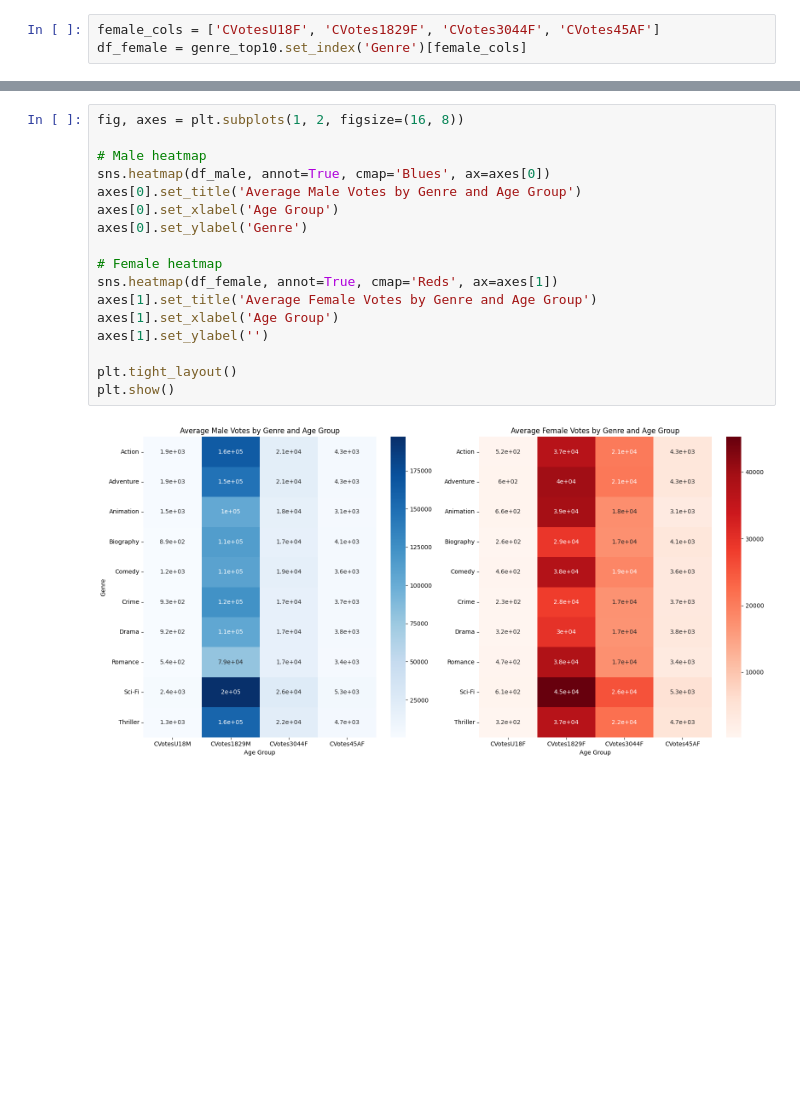
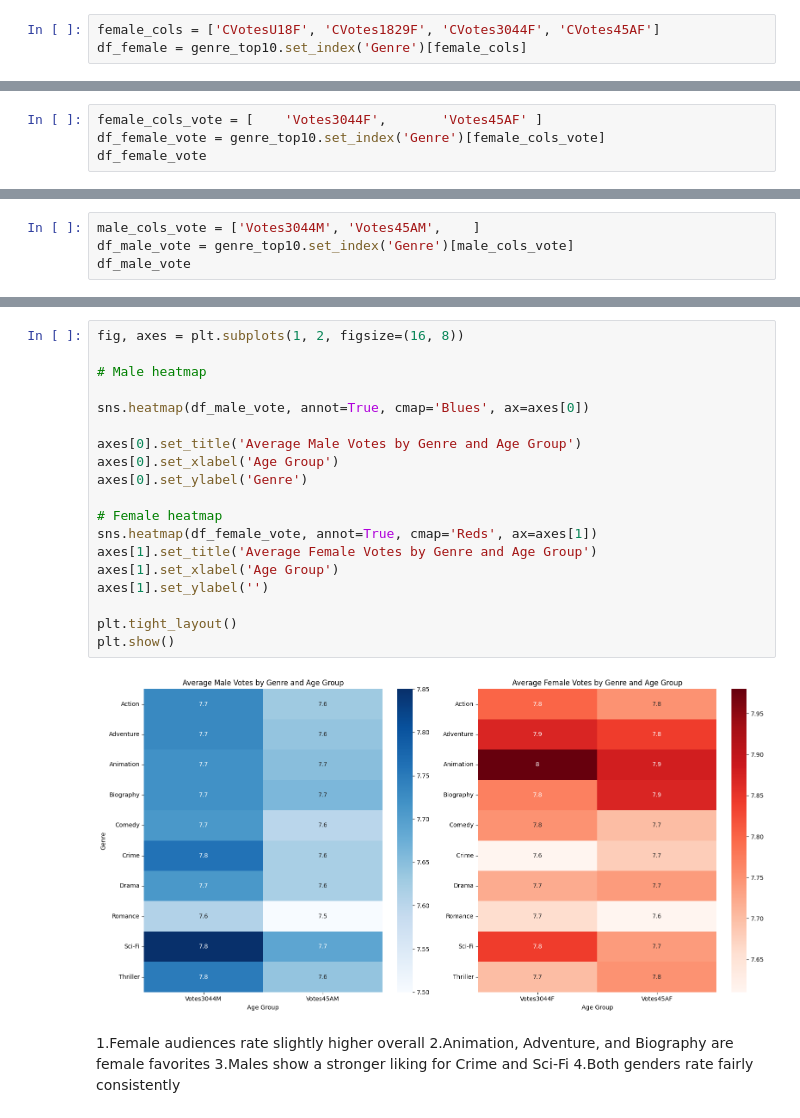
Before and after one commit to Venni2911/LogicMojo-AI-ML-Sept25-VenniRaj, a Jupyter notebook: Venni_IMDB_MOVIE_VISUALISATION_ASSIGNMENT.ipynb, the cells around one changed output, grey strips where cells are left out. Saved outputs shown, nothing was run; the diff lists cells and outputs as text; blank space fills up the shorter version.

```diff
--- a/Venni_IMDB_MOVIE_VISUALISATION_ASSIGNMENT.ipynb
+++ b/Venni_IMDB_MOVIE_VISUALISATION_ASSIGNMENT.ipynb
@@ -1112,0 +1141,4 @@ df_female = genre_top10.set_index('Genre')[female_cols]
+# %%
+female_cols_vote = [	'Votes3044F',		'Votes45AF'	]
+df_female_vote = genre_top10.set_index('Genre')[female_cols_vote]
+df_female_vote
@@ -1112,0 +1158,4 @@ df_female = genre_top10.set_index('Genre')[female_cols]
+# %%
+male_cols_vote = ['Votes3044M',	'Votes45AM',	]
+df_male_vote = genre_top10.set_index('Genre')[male_cols_vote]
+df_male_vote
@@ -1113,19 +1175,26 @@ df_female = genre_top10.set_index('Genre')[female_cols]
 # %%
 fig, axes = plt.subplots(1, 2, figsize=(16, 8))
 
 # Male heatmap
-sns.heatmap(df_male, annot=True, cmap='Blues', ax=axes[0])
+
+sns.heatmap(df_male_vote, annot=True, cmap='Blues', ax=axes[0])
+
 axes[0].set_title('Average Male Votes by Genre and Age Group')
 axes[0].set_xlabel('Age Group')
 axes[0].set_ylabel('Genre')
 
 # Female heatmap
-sns.heatmap(df_female, annot=True, cmap='Reds', ax=axes[1])
+sns.heatmap(df_female_vote, annot=True, cmap='Reds', ax=axes[1])
 axes[1].set_title('Average Female Votes by Genre and Age Group')
 axes[1].set_xlabel('Age Group')
 axes[1].set_ylabel('')
 
 plt.tight_layout()
 plt.show()
 # %% [output]
-[figure, old version]
+[figure, new version]
+# %% [markdown]
+1.Female audiences rate slightly higher overall
+2.Animation, Adventure, and Biography are female favorites
+3.Males show a stronger liking for Crime and Sci-Fi
+4.Both genders rate fairly consistently
```
Also changed, not shown: parts of 12 cells of this notebook.
